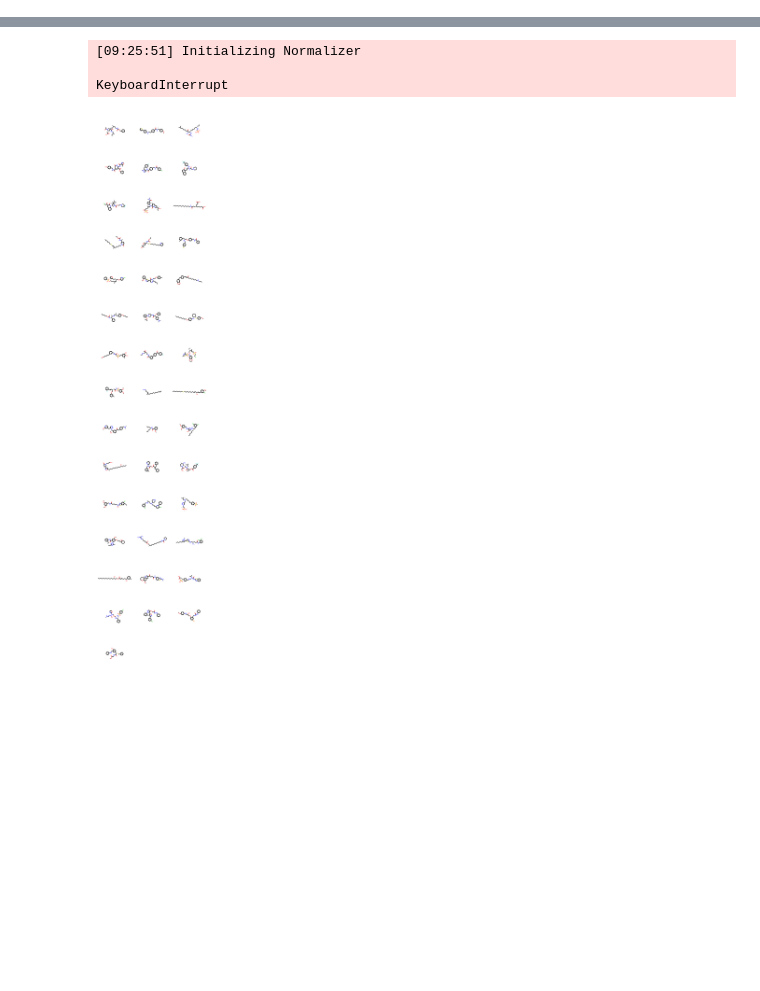
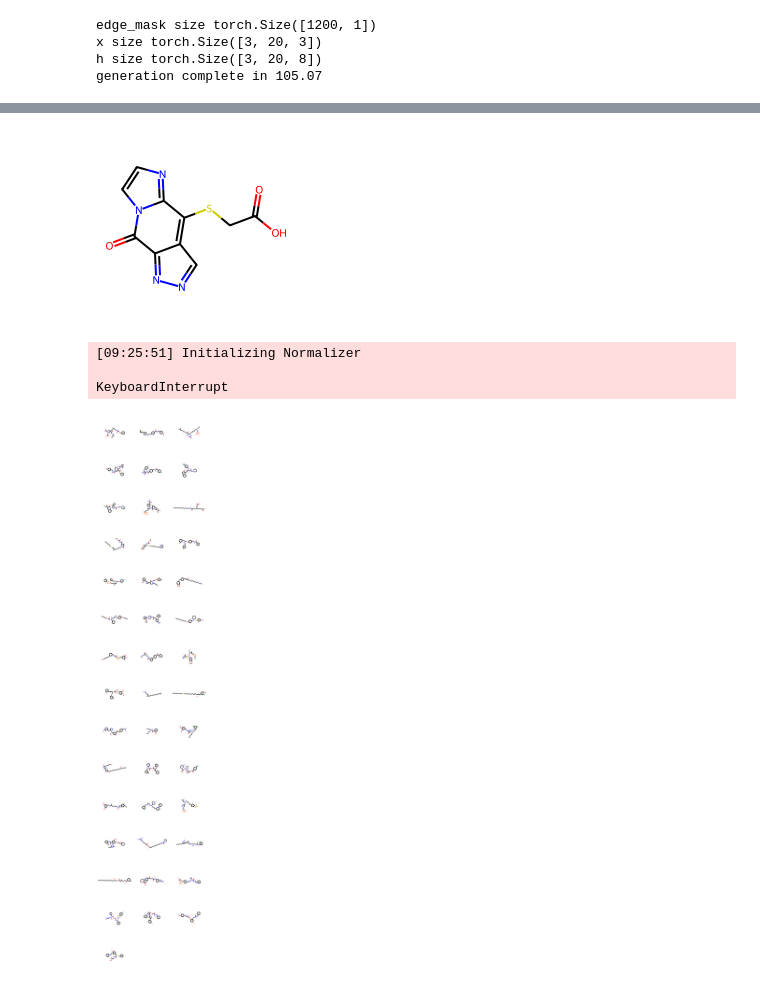
Before and after one commit to Membrizard/ml_conformer_generator, a Jupyter notebook: ml_conformer_generator_demo.ipynb, the cells around one changed output, grey strips where cells are left out. Cells and saved outputs as stored; diff of their text form; code cells hidden in the pictures; blank space fills up the shorter version.

```diff
--- a/ml_conformer_generator_demo.ipynb
+++ b/ml_conformer_generator_demo.ipynb
@@ -7,14 +7,14 @@ from rdkit.Chem import Draw
 import time
 
 device = "cpu"
-generator = MLConformerGenerator(device=device)
+generator = MLConformerGenerator(device=device, torch_script=False)
 
 ref_mol = Chem.MolFromSmiles('Cc1cccc(N2CCC[C@H]2c2ccncn2)n1')
 rdDistGeom.EmbedMolecule(ref_mol, forceTol=0.001, randomSeed=12)
 
 # Generate Samples
 start = time.time()
-samples = generator.generate_conformers(reference_conformer=ref_mol, n_samples=4, variance=2)
+samples = generator.generate_conformers(reference_conformer=ref_mol, n_samples=3, variance=2)
 print(f"generation complete in {round(time.time() - start, 2)}")
 
 # Characterise samples
@@ -38,0 +39,4 @@ Draw.MolsToGridImage(mols)
+edge_mask size torch.Size([1200, 1])
+x size torch.Size([3, 20, 3])
+h size torch.Size([3, 20, 8])
+generation complete in 105.07
@@ -39,3 +50,4 @@ Draw.MolsToGridImage(mols)
+[figure, added]
 # %%
 import trimesh
 from ml_conformer_generator import MLConformerGenerator, evaluate_samples
```
Also changed, not shown: parts of 1 cell of this notebook, 5 other files.
